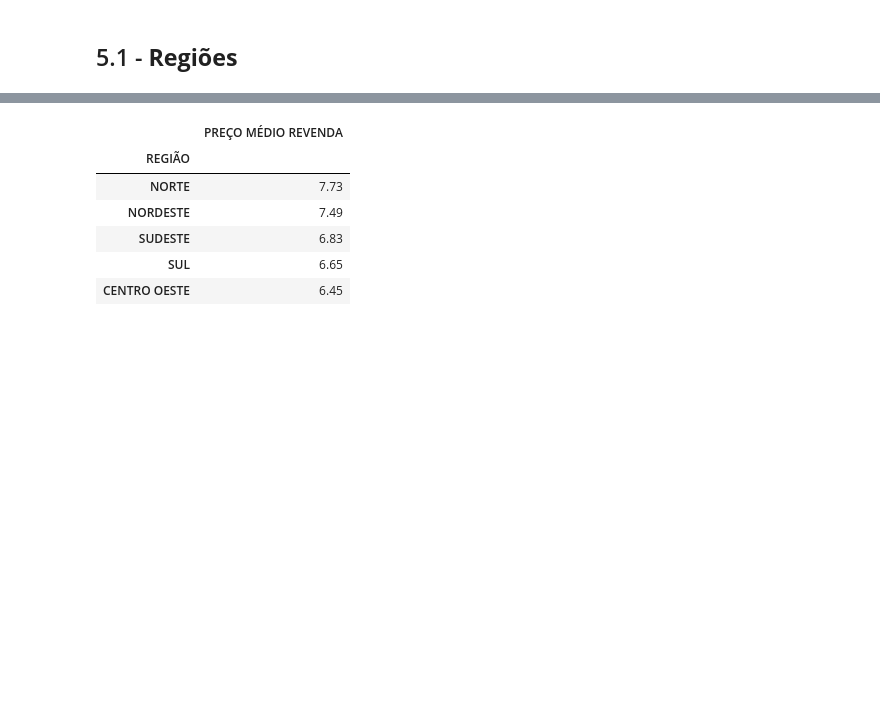
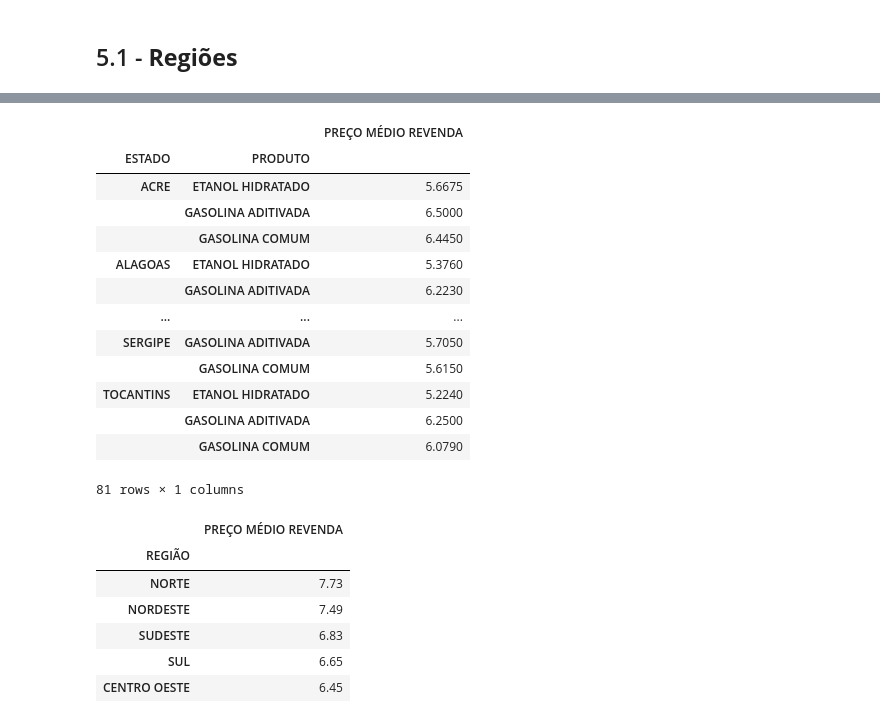
Before and after one commit to joaovictojuliao/Squad-2-M4, a Jupyter notebook: Resilia_M4_Projeto_Final_dados_ANP.ipynb, the cells around one changed output, grey strips where cells are left out. Cells and saved outputs as stored; diff of their text form; code cells hidden in the pictures; blank space fills up the shorter version.

```diff
--- a/Resilia_M4_Projeto_Final_dados_ANP.ipynb
+++ b/Resilia_M4_Projeto_Final_dados_ANP.ipynb
@@ -229,3 +253,22 @@ brasil_macro.hist(bins=15, figsize=(15,15));
+# %%
+# Pergunta 4: Qual o preço médio da gasolina e do etanol por estado?
+
+brasil_micro.groupby(['ESTADO', 'PRODUTO'])[['PREÇO MÉDIO REVENDA']].mean()
+# %% [output]
+|  |  | PREÇO MÉDIO REVENDA |
+| ESTADO | PRODUTO |  |
+| ACRE | ETANOL HIDRATADO | 5.6675 |
+|  | GASOLINA ADITIVADA | 6.5000 |
+|  | GASOLINA COMUM | 6.4450 |
+| ALAGOAS | ETANOL HIDRATADO | 5.3760 |
+|  | GASOLINA ADITIVADA | 6.2230 |
+| ... | ... | ... |
+| SERGIPE | GASOLINA ADITIVADA | 5.7050 |
+|  | GASOLINA COMUM | 5.6150 |
+| TOCANTINS | ETANOL HIDRATADO | 5.2240 |
+|  | GASOLINA ADITIVADA | 6.2500 |
+|  | GASOLINA COMUM | 6.0790 |
+81 rows × 1 columns
 # %%
 # Pergunta 7: Qual a região que possui o maior valor médio da gasolina?
 
```
Also changed, not shown: parts of 4 cells of this notebook.
